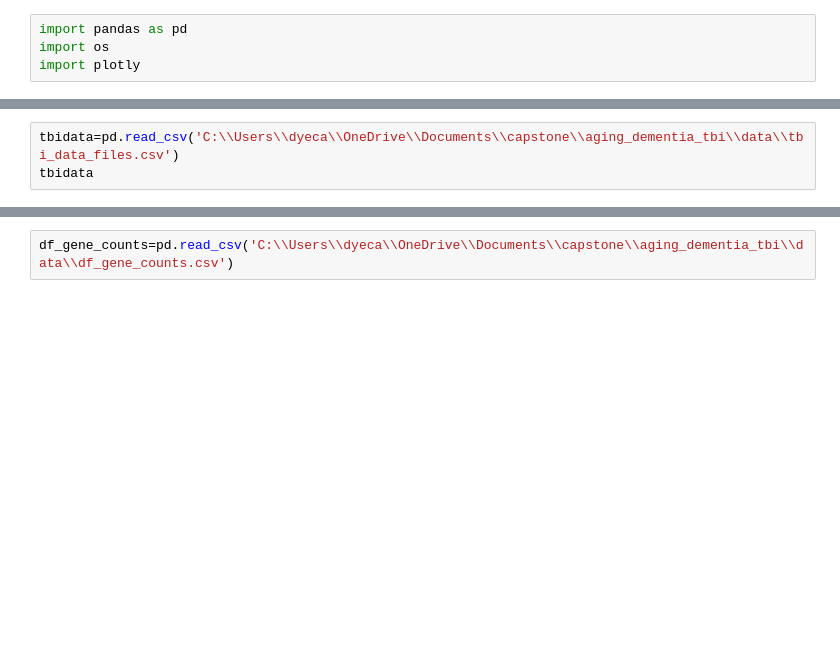
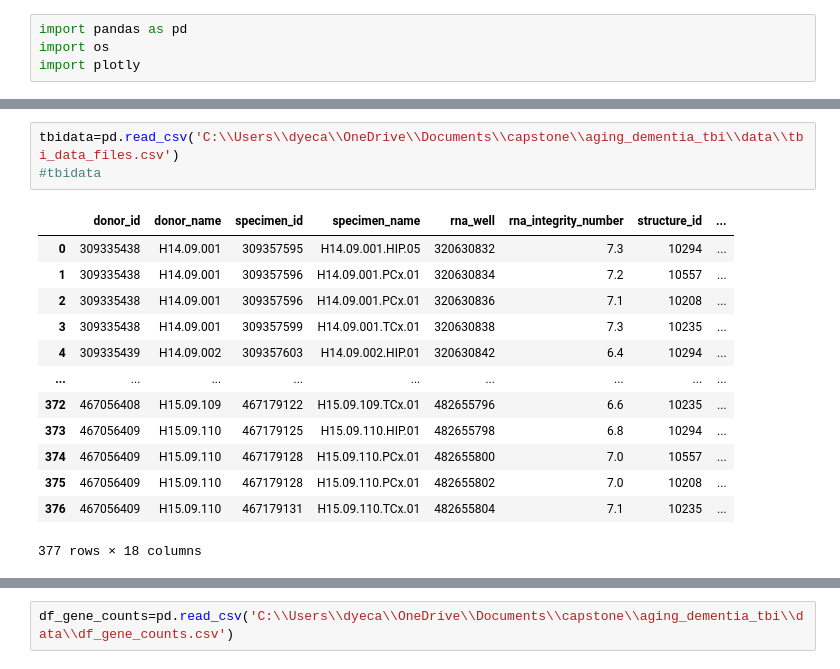
Before and after one commit to clmangham/aging_dementia_tbi, a Jupyter notebook: notebooks/RNAnalysis_CD.ipynb, the cells around one changed output, grey strips where cells are left out. Cells and saved outputs as stored; diff of their text form; blank space fills up the shorter version.

```diff
--- a/notebooks/RNAnalysis_CD.ipynb
+++ b/notebooks/RNAnalysis_CD.ipynb
@@ -7,4 +9,18 @@ os.getcwd()
 # %%
 tbidata=pd.read_csv('C:\\Users\\dyeca\\OneDrive\\Documents\\capstone\\aging_dementia_tbi\\data\\tbi_data_files.csv')
-tbidata
+#tbidata
+# %% [output]
+|  | donor_id | donor_name | specimen_id | specimen_name | rna_well | rna_integrity_number | structure_id | ... |
+| 0 | 309335438 | H14.09.001 | 309357595 | H14.09.001.HIP.05 | 320630832 | 7.3 | 10294 | ... |
+| 1 | 309335438 | H14.09.001 | 309357596 | H14.09.001.PCx.01 | 320630834 | 7.2 | 10557 | ... |
+| 2 | 309335438 | H14.09.001 | 309357596 | H14.09.001.PCx.01 | 320630836 | 7.1 | 10208 | ... |
+| 3 | 309335438 | H14.09.001 | 309357599 | H14.09.001.TCx.01 | 320630838 | 7.3 | 10235 | ... |
+| 4 | 309335439 | H14.09.002 | 309357603 | H14.09.002.HIP.01 | 320630842 | 6.4 | 10294 | ... |
+| ... | ... | ... | ... | ... | ... | ... | ... | ... |
+| 372 | 467056408 | H15.09.109 | 467179122 | H15.09.109.TCx.01 | 482655796 | 6.6 | 10235 | ... |
+| 373 | 467056409 | H15.09.110 | 467179125 | H15.09.110.HIP.01 | 482655798 | 6.8 | 10294 | ... |
+| 374 | 467056409 | H15.09.110 | 467179128 | H15.09.110.PCx.01 | 482655800 | 7.0 | 10557 | ... |
+| 375 | 467056409 | H15.09.110 | 467179128 | H15.09.110.PCx.01 | 482655802 | 7.0 | 10208 | ... |
+| 376 | 467056409 | H15.09.110 | 467179131 | H15.09.110.TCx.01 | 482655804 | 7.1 | 10235 | ... |
+377 rows × 18 columns
 # %%
```
Also changed, not shown: parts of 11 cells of this notebook, 1 other file.
